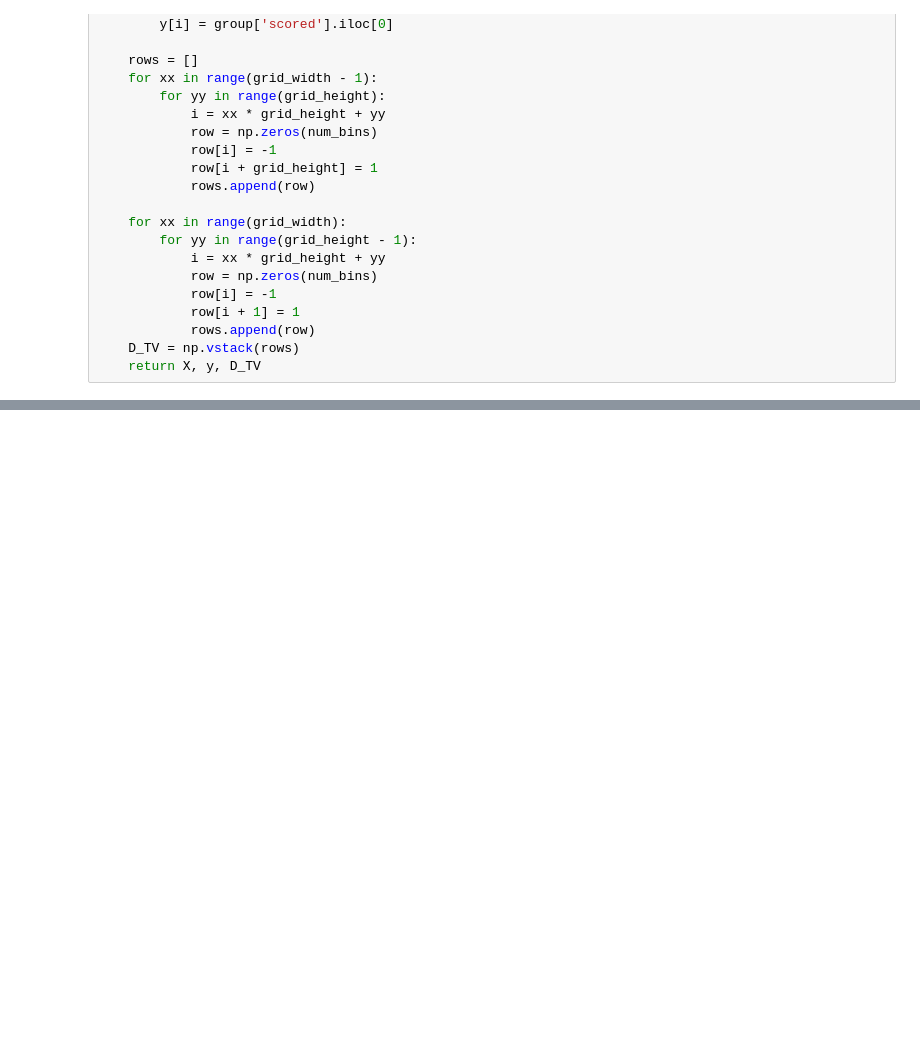
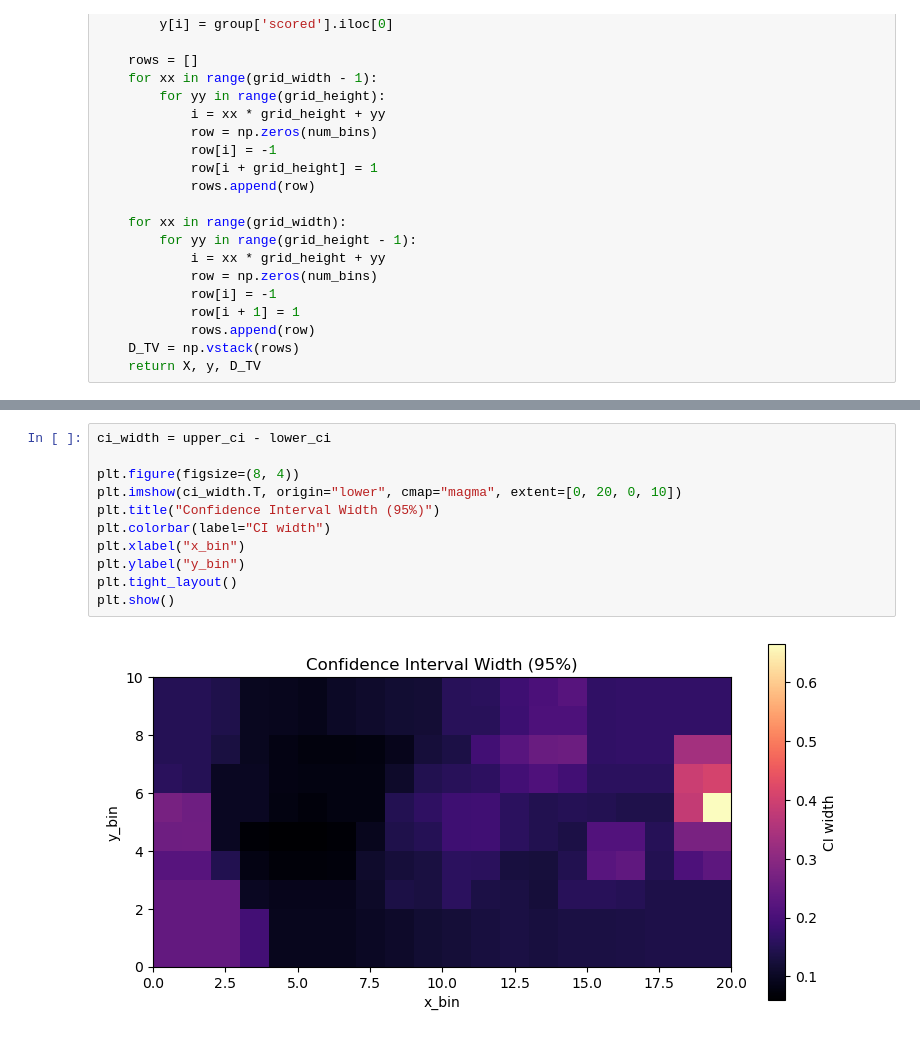
Before and after one commit to Channertheman/NBA_Analysis, a Jupyter notebook: testing.ipynb, the cells around one changed output, grey strips where cells are left out. Saved outputs shown, nothing was run; the diff lists cells and outputs as text; blank space fills up the shorter version.

```diff
--- a/testing.ipynb
+++ b/testing.ipynb
@@ -1955,0 +2073,13 @@ Accepted 200 / 1000 simulations
+# %%
+ci_width = upper_ci - lower_ci
+
+plt.figure(figsize=(8, 4))
+plt.imshow(ci_width.T, origin="lower", cmap="magma", extent=[0, 20, 0, 10])
+plt.title("Confidence Interval Width (95%)")
+plt.colorbar(label="CI width")
+plt.xlabel("x_bin")
+plt.ylabel("y_bin")
+plt.tight_layout()
+plt.show()
+# %% [output]
+[figure, added]
```
Also changed, not shown: parts of 21 cells of this notebook, 1 other file.
